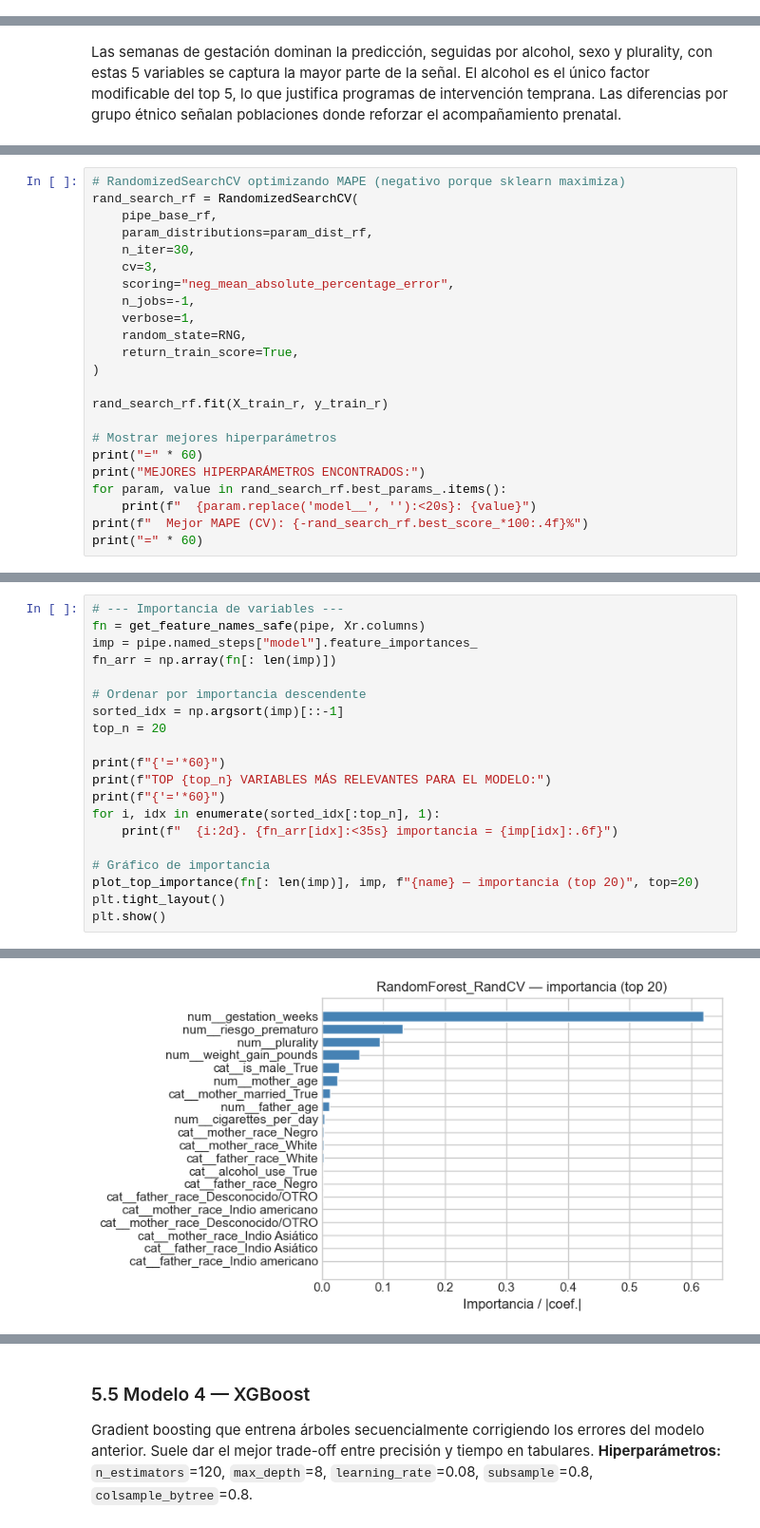
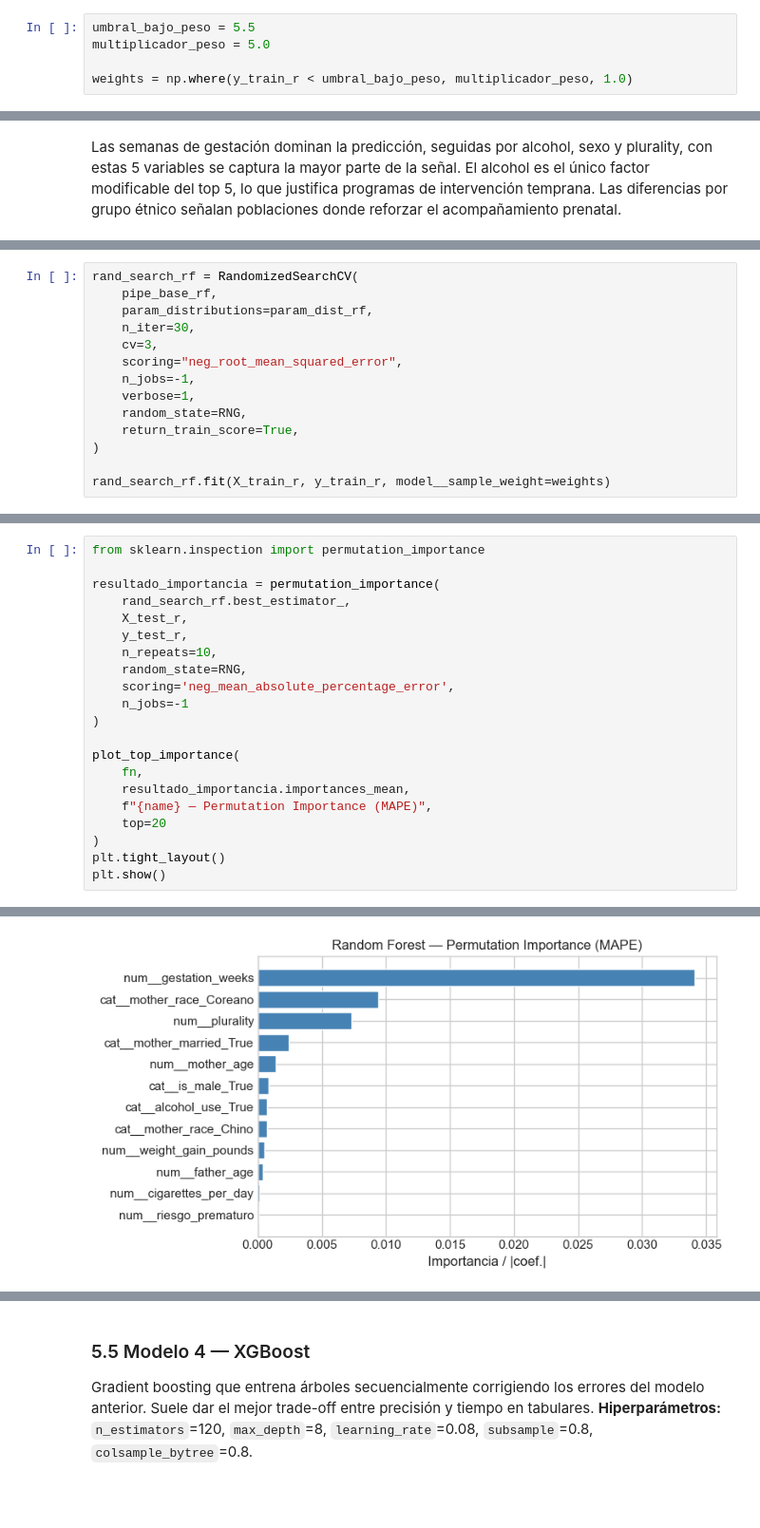
Before and after one commit to cccortesh95/Analitica_Proyecto, a Jupyter notebook: entrega_final.ipynb, the cells around one changed output, grey strips where cells are left out. Shown at 95% size. Saved outputs shown, nothing was run; the diff lists cells and outputs as text; blank space fills up the shorter version.

```diff
--- a/entrega_final.ipynb
+++ b/entrega_final.ipynb
@@ -833,4 +1010,9 @@ Elastic Net combina L1 (Lasso) y L2 (Ridge), lo que nos sirve para regularizar y
 - `alpha` ∈ {0.0001, 0.001, 0.01, 0.1, 0.5, 1.0}
 - `l1_ratio` ∈ {0.0, 0.1, 0.25, 0.5, 0.75, 0.9, 1.0}
 - `cv` = 5, `scoring` = neg_mean_absolute_percentage_error
+# %%
+umbral_bajo_peso = 5.5
+multiplicador_peso = 5.0
+
+weights = np.where(y_train_r < umbral_bajo_peso, multiplicador_peso, 1.0)
 # %%
@@ -989,27 +1205,18 @@ param_dist_rf = {
     "model__max_features": ["sqrt", "log2", 0.5, 1.0],
 }
 # %%
-# RandomizedSearchCV optimizando MAPE (negativo porque sklearn maximiza)
 rand_search_rf = RandomizedSearchCV(
     pipe_base_rf,
     param_distributions=param_dist_rf,
     n_iter=30,
     cv=3,
-    scoring="neg_mean_absolute_percentage_error",
+    scoring="neg_root_mean_squared_error",
     n_jobs=-1,
     verbose=1,
     random_state=RNG,
     return_train_score=True,
 )
 
-rand_search_rf.fit(X_train_r, y_train_r)
-
-# Mostrar mejores hiperparámetros
-print("=" * 60)
-print("MEJORES HIPERPARÁMETROS ENCONTRADOS:")
-for param, value in rand_search_rf.best_params_.items():
-    print(f"  {param.replace('model__', ''):<20s}: {value}")
-print(f"  Mejor MAPE (CV): {-rand_search_rf.best_score_*100:.4f}%")
-print("=" * 60)
+rand_search_rf.fit(X_train_r, y_train_r, model__sample_weight=weights)
 # %% [output]
 Fitting 3 folds for each of 30 candidates, totalling 90 fits
@@ -1045,21 +1275,22 @@ Resultados del modelo:
 # %%
-# --- Importancia de variables ---
-fn = get_feature_names_safe(pipe, Xr.columns)
-imp = pipe.named_steps["model"].feature_importances_
-fn_arr = np.array(fn[: len(imp)])
+from sklearn.inspection import permutation_importance
 
-# Ordenar por importancia descendente
-sorted_idx = np.argsort(imp)[::-1]
-top_n = 20
+resultado_importancia = permutation_importance(
+    rand_search_rf.best_estimator_,
+    X_test_r,
+    y_test_r,
+    n_repeats=10,
+    random_state=RNG,
+    scoring='neg_mean_absolute_percentage_error',
+    n_jobs=-1
+)
 
-print(f"{'='*60}")
-print(f"TOP {top_n} VARIABLES MÁS RELEVANTES PARA EL MODELO:")
-print(f"{'='*60}")
-for i, idx in enumerate(sorted_idx[:top_n], 1):
-    print(f"  {i:2d}. {fn_arr[idx]:<35s} importancia = {imp[idx]:.6f}")
-
-# Gráfico de importancia
-plot_top_importance(fn[: len(imp)], imp, f"{name} — importancia (top 20)", top=20)
+plot_top_importance(
+    fn,
+    resultado_importancia.importances_mean,
+    f"{name} — Permutation Importance (MAPE)",
+    top=20
+)
 plt.tight_layout()
 plt.show()
 # %% [output]
@@ -1083 +1297 @@ TOP 20 VARIABLES MÁS RELEVANTES PARA EL MODELO:
-[figure, old version]
+[figure, new version]
```
Also changed, not shown: parts of 25 cells of this notebook.
